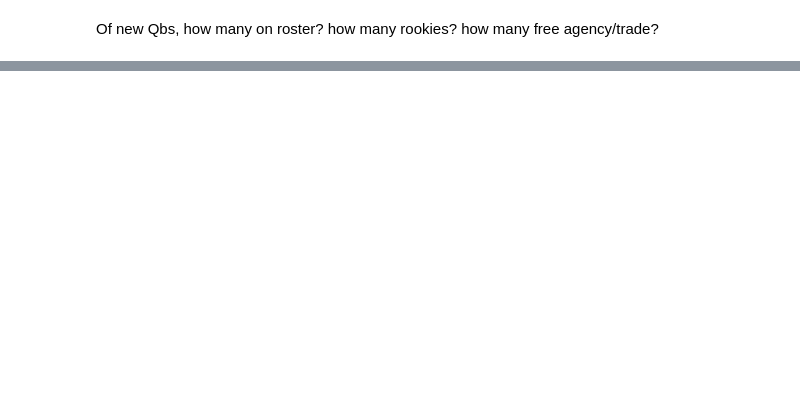
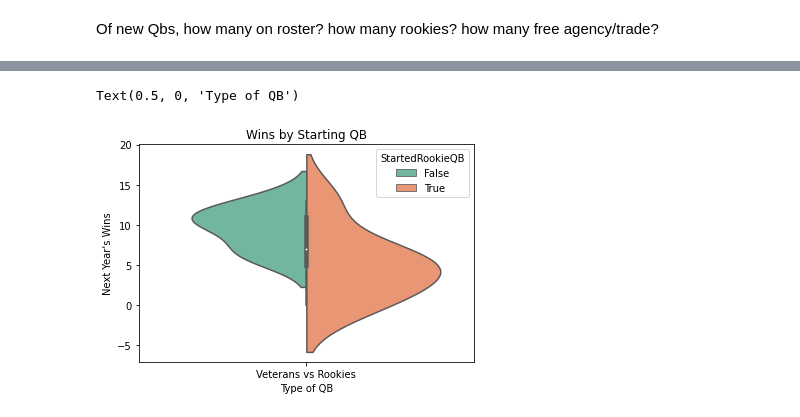
Before and after one commit to rksmith56/rksmith56.github.io, a Jupyter notebook: mainsource.ipynb, the cells around one changed output, grey strips where cells are left out. Drawn from its saved outputs; the diff is of its cells as text; code cells hidden in the pictures; blank space fills up the shorter version.

```diff
--- a/mainsource.ipynb
+++ b/mainsource.ipynb
@@ -351,0 +459,12 @@ newQbs
+# %%
+#Creates a seaborn violin plot by taking the year and wins from the data chart
+newQbs["YearAfter"] = "Veterans vs Rookies"
+ax = sns.violinplot(x="YearAfter", y="NextYearWins", hue="StartedRookieQB", data=newQbs, palette="Set2", split=True, scale="count")
+
+#Sets labels on the chart
+ax.set_title("Wins by Starting QB")
+ax.set_ylabel("Next Year's Wins")
+ax.set_xlabel("Type of QB")
+# %% [output]
+Text(0.5, 0, 'Type of QB')
+[figure, added]
```
Also changed, not shown: parts of 15 cells of this notebook.
